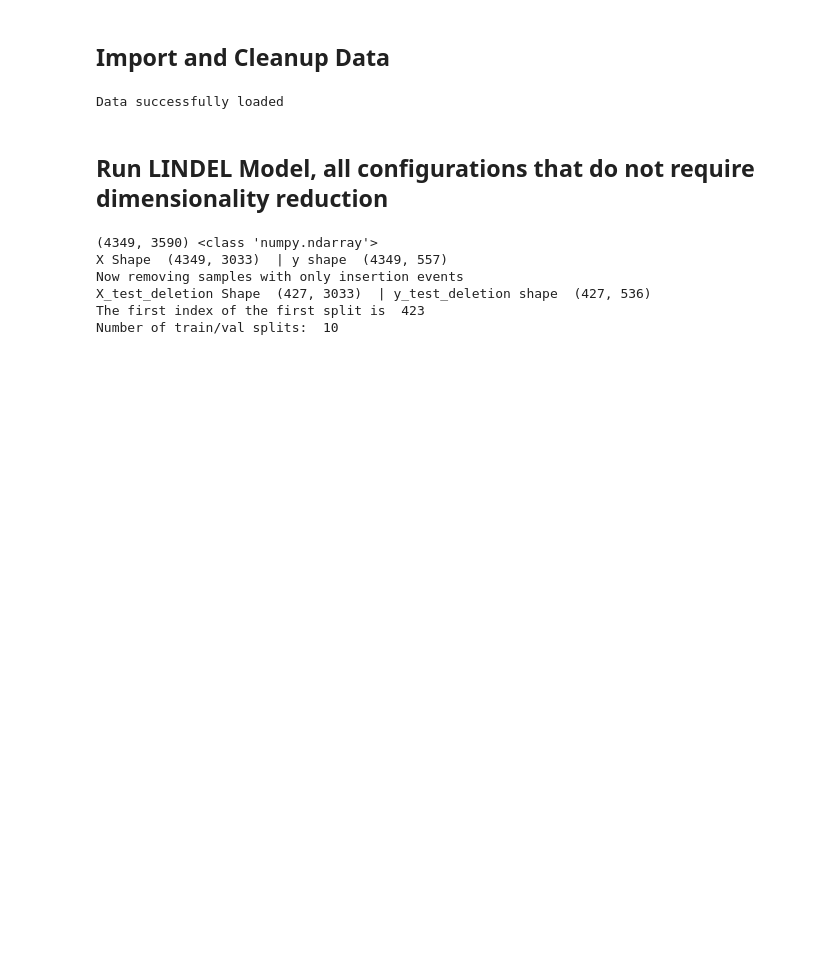
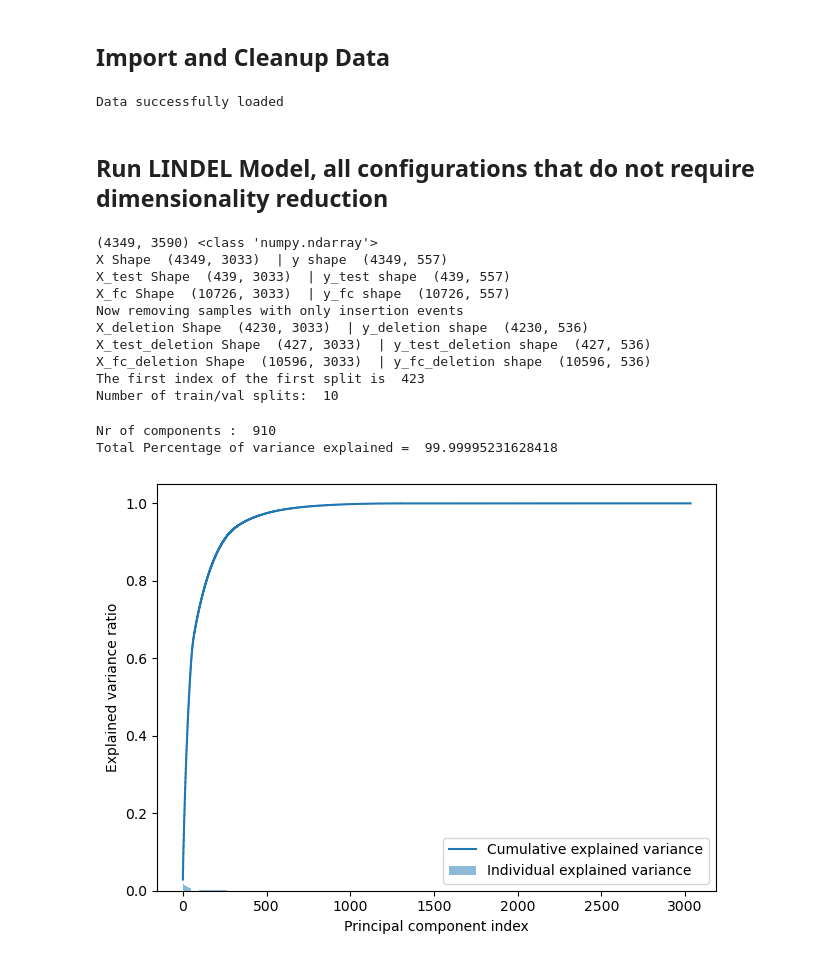
Before and after one commit to brmprnk/lindel423, a Jupyter notebook: Bram NoDimReduced.ipynb, the cells around one changed output. Saved outputs shown, nothing was run; the diff lists cells and outputs as text; code cells hidden in the pictures; blank space fills up the shorter version.

Commit message:
Update Notebooks to produce plots

```diff
--- a/Bram NoDimReduced.ipynb
+++ b/Bram NoDimReduced.ipynb
@@ -133,6 +134,7 @@ def kfoldsplits(X):
 # Preprocess data
 model_data = data.values[:,2:].astype(np.float32)
 test_data = test.values[:, 2:].astype(np.float32)
+fc_data = fc_test.values[:, 1:].astype(np.float32)
 print(model_data.shape, type(model_data))
 
 # Sum up deletions and insertions to
@@ -142,7 +144,13 @@ y = model_data[:, (2649 + 384):]
 X_test = test_data[:, :(2649 + 384)]
 y_test = test_data[:, (2649 + 384):]
 
+X_fc = fc_data[:, :(2649 + 384)]
+y_fc = fc_data[:, (2649 + 384):]
+
 print("X Shape ", X.shape, " | y shape ", y.shape)
+print("X_test Shape ", X_test.shape, " | y_test shape ", y_test.shape)
+print("X_fc Shape ", X_fc.shape, " | y_fc shape ", y_fc.shape)
+
 
 # Randomly shuffle data
 idx = np.arange(len(y))
@@ -151,10 +159,14 @@ X, y = X[idx], y[idx]
 test_idx = np.arange(len(y_test))
 np.random.shuffle(test_idx)
 X_test, y_test = X_test[test_idx], y_test[test_idx]
+fc_idx = np.arange(len(y_fc))
+np.random.shuffle(fc_idx)
+X_fc, y_fc = X_fc[fc_idx], y_fc[fc_idx]
 
 print("Now removing samples with only insertion events")
 X_deletion, y_deletion = [], []
 X_test_deletion, y_test_deletion = [], []
+X_fc_deletion, y_fc_deletion = [], []
 
 # Remove samples that only have insertion events:
 for i in range(model_data.shape[0]):
@@ -171,7 +183,16 @@ for i in range(test_data.shape[0]):
 
 X_test_deletion, y_test_deletion = np.array(X_test_deletion), np.array(y_test_deletion)
 
+for i in range(fc_data.shape[0]):
+    if 1> sum(y_fc[i,:536])> 0 :
+        y_fc_deletion.append(y_fc[i,:536]/sum(y_fc[i,:536]))
+        X_fc_deletion.append(X_fc[i])
+
+X_fc_deletion, y_fc_deletion = np.array(X_fc_deletion), np.array(y_fc_deletion)
+
+print("X_deletion Shape ", X_deletion.shape, " | y_deletion shape ", y_deletion.shape)
 print("X_test_deletion Shape ", X_test_deletion.shape, " | y_test_deletion shape ", y_test_deletion.shape)
+print("X_fc_deletion Shape ", X_fc_deletion.shape, " | y_fc_deletion shape ", y_fc_deletion.shape)
 
 
 
@@ -180,7 +201,45 @@ print("Number of train/val splits: ", len(splits))
 # %% [output]
 (4349, 3590) <class 'numpy.ndarray'>
 X Shape  (4349, 3033)  | y shape  (4349, 557)
+X_test Shape  (439, 3033)  | y_test shape  (439, 557)
+X_fc Shape  (10726, 3033)  | y_fc shape  (10726, 557)
 Now removing samples with only insertion events
+X_deletion Shape  (4230, 3033)  | y_deletion shape  (4230, 536)
 X_test_deletion Shape  (427, 3033)  | y_test_deletion shape  (427, 536)
+X_fc_deletion Shape  (10596, 3033)  | y_fc_deletion shape  (10596, 536)
 The first index of the first split is  423
 Number of train/val splits:  10
+# %%
+# 1 : PCA
+
+for i in range(1):
+
+    # Instantiate PCA
+    n_components = 910
+    pca = PCA()
+
+    # Determine transformed features
+    X_train_pca = pca.fit_transform(X_deletion)
+
+    # Determine explained variance using explained_variance_ration_ attribute
+    exp_var_pca = pca.explained_variance_ratio_
+
+    # Cumulative sum of eigenvalues; This will be used to create step plot
+    # for visualizing the variance explained by each principal component.
+    cum_sum_eigenvalues = np.cumsum(exp_var_pca)
+    print("Nr of components : ", n_components)
+    print("Total Percentage of variance explained = ", cum_sum_eigenvalues[-1] * 100)
+    #
+    # Create the visualization plot
+    #b
+    plt.bar(range(0,len(exp_var_pca)), exp_var_pca, alpha=0.5, align='center', label='Individual explained variance')
+    plt.step(range(0,len(cum_sum_eigenvalues)), cum_sum_eigenvalues, where='mid',label='Cumulative explained variance')
+    plt.ylabel('Explained variance ratio')
+    plt.xlabel('Principal component index')
+    plt.legend(loc='best')
+    plt.tight_layout()
+    plt.show()
+# %% [output]
+Nr of components :  910
+Total Percentage of variance explained =  99.99995231628418
+[figure, added]
```
Also changed, not shown: parts of 14 cells of this notebook, 20 other files.
